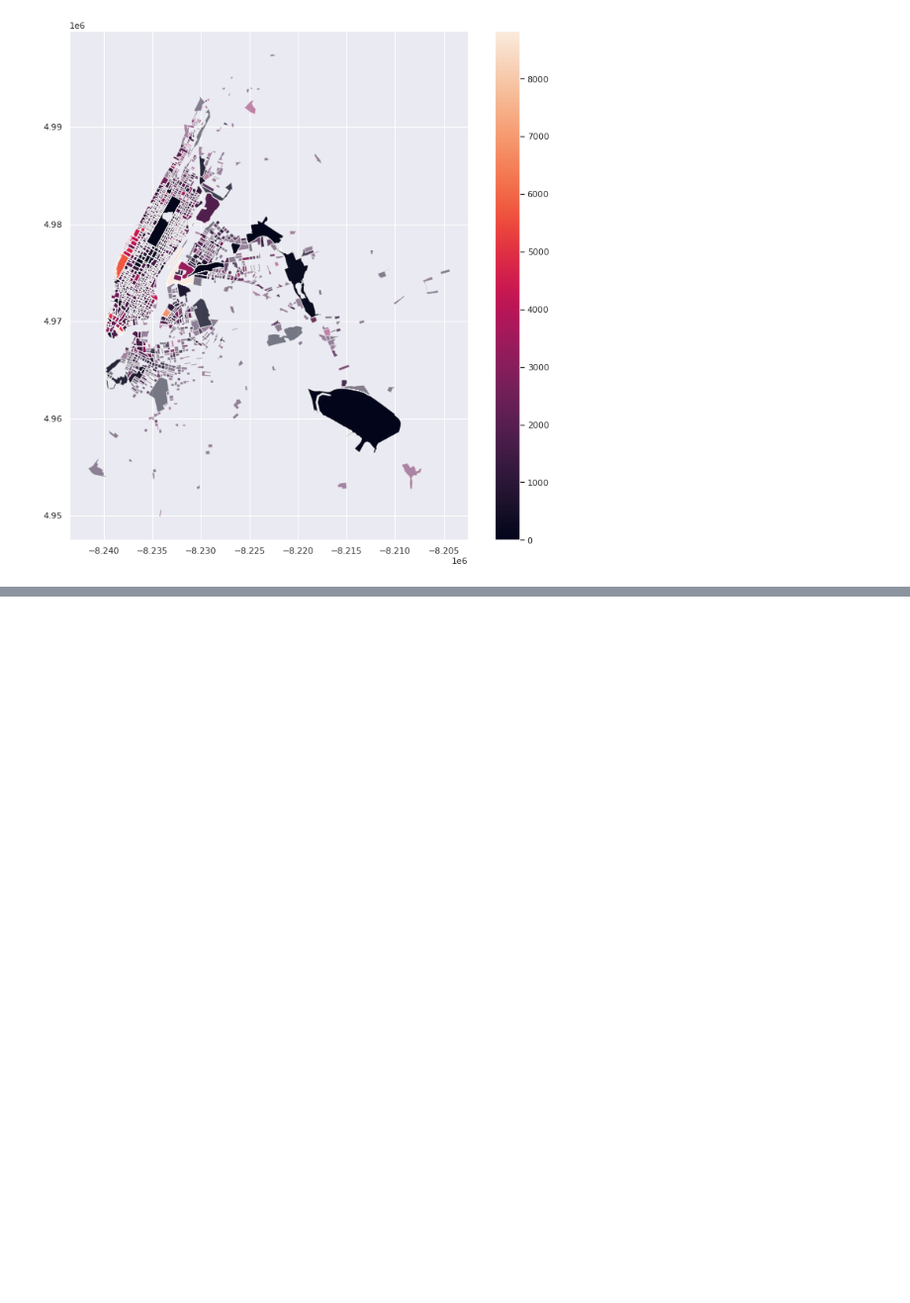
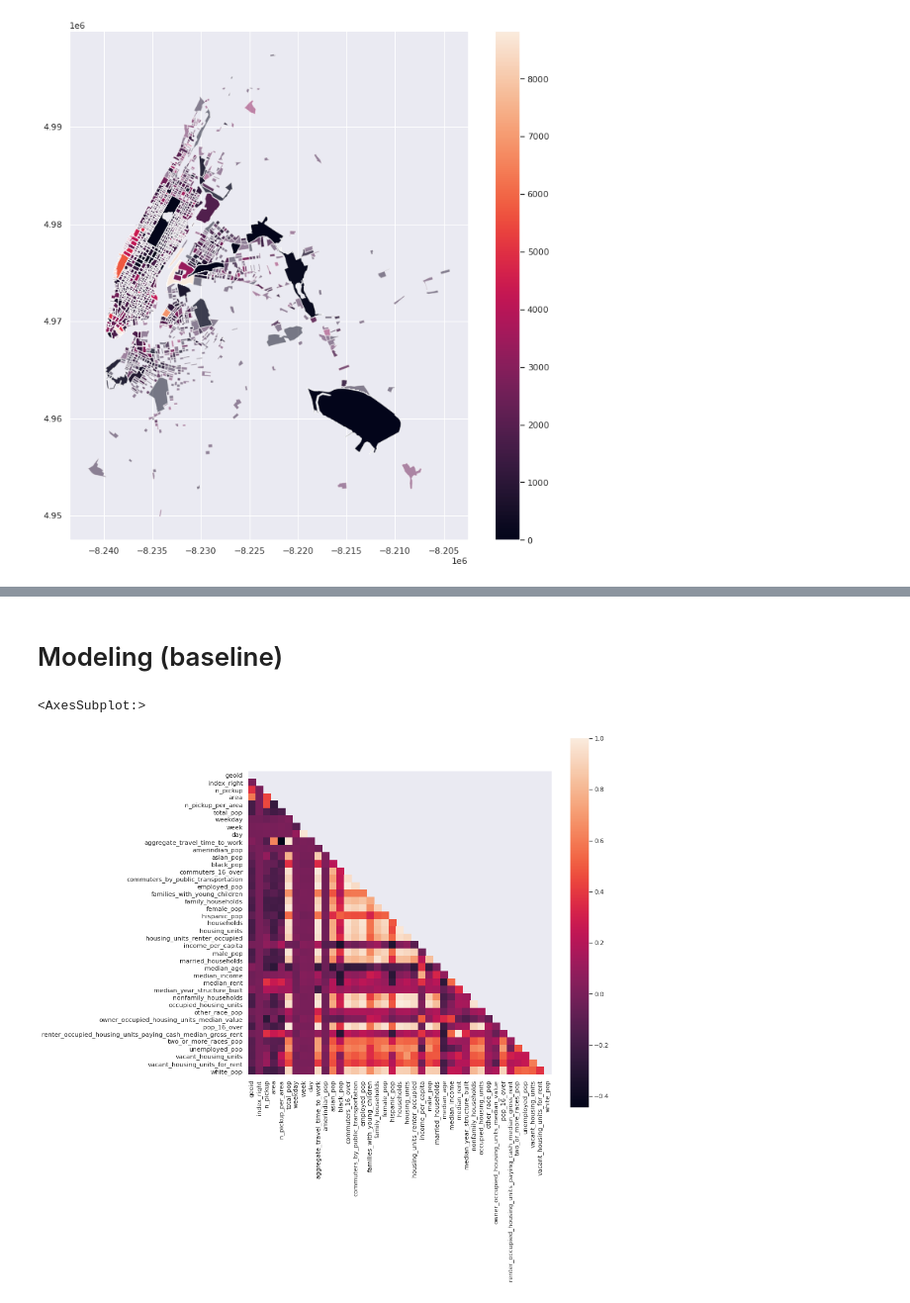
Before and after one commit to soyhyoj/CARTO-JuniorDSTest, a Jupyter notebook: notebooks/2.EDA+Modeling.ipynb, the cells around one changed output, grey strips where cells are left out. Shown at 99% size. Saved outputs shown, nothing was run; the diff lists cells and outputs as text; code cells hidden in the pictures; blank space fills up the shorter version.

Commit message:
file name changed. initial script for baseline modeling added

```diff
--- a/notebooks/2.EDA.ipynb
+++ b/notebooks/2.EDA+Modeling.ipynb
@@ -11,6 +11,12 @@ import geopandas as gpd
 import matplotlib.pyplot as plt
 import seaborn as sns
 sns.set()
+sns.despine()
+sns.set_context(rc={'axes.labelsize':18,
+                    'axes.titlesize':18,
+                    'font.size':15,
+                    'legend.fontsize':15,
+                    'lines.linewidth':2.2})
 import contextily as ctx
 # %%
 # Function to retrieve data from postgis as geo df using queries
@@ -347,6 +361,8 @@ pickup_blocks.plot(column='total_pop', figsize=(12,12), alpha=.5, legend=True)
 # %%
 # Prepare columns regarding calendar data
+pickup_blocks['month'] = pickup_blocks['pickup_time'].dt.month
 pickup_blocks['weekday'] = pickup_blocks['pickup_time'].dt.weekday
 pickup_blocks['week'] = pickup_blocks['pickup_time'].dt.week
 pickup_blocks['day'] = pickup_blocks['pickup_time'].dt.day
+pickup_blocks['hour'] = pickup_blocks['pickup_time'].dt.hour
 pickup_blocks.head()
@@ -399,0 +411,11 @@ NY_by_block.head()
+# %%
+# Select the rest of the ACS dataset
+rest_dmog_columns = [col for col in demographic.columns if col != 'total_pop']
+demographic_rest = demographic[rest_dmog_columns]
+
+# Merge all data
+print(pickup_blocks.shape)
+NY_df = pickup_blocks.merge(demographic_rest, on='geoid')
+print(NY_df.shape)
+
+NY_df.head()
@@ -399,0 +432,2 @@ NY_by_block.head()
+# %% [markdown]
+# Modeling (baseline)
@@ -399,0 +440,16 @@ NY_by_block.head()
+# %%
+# Linear correlation
+# Redifine the dataframe without geometry attribute
+cols = [col for col in NY_df.columns if col not in ['geometry', 'pickup_time']]
+NY_df = NY_df[cols]
+
+# Calculate correlation coeff
+corr = NY_df.corr()
+
+# Confusion matrix
+plt.figure(figsize=(12,12))
+matrix = np.triu(corr)
+sns.heatmap(corr, fmt='.1g', square=True, mask=matrix)
+# %% [output]
+<AxesSubplot:>
+[figure, added]
```
Also changed, not shown: parts of 27 cells of this notebook.
